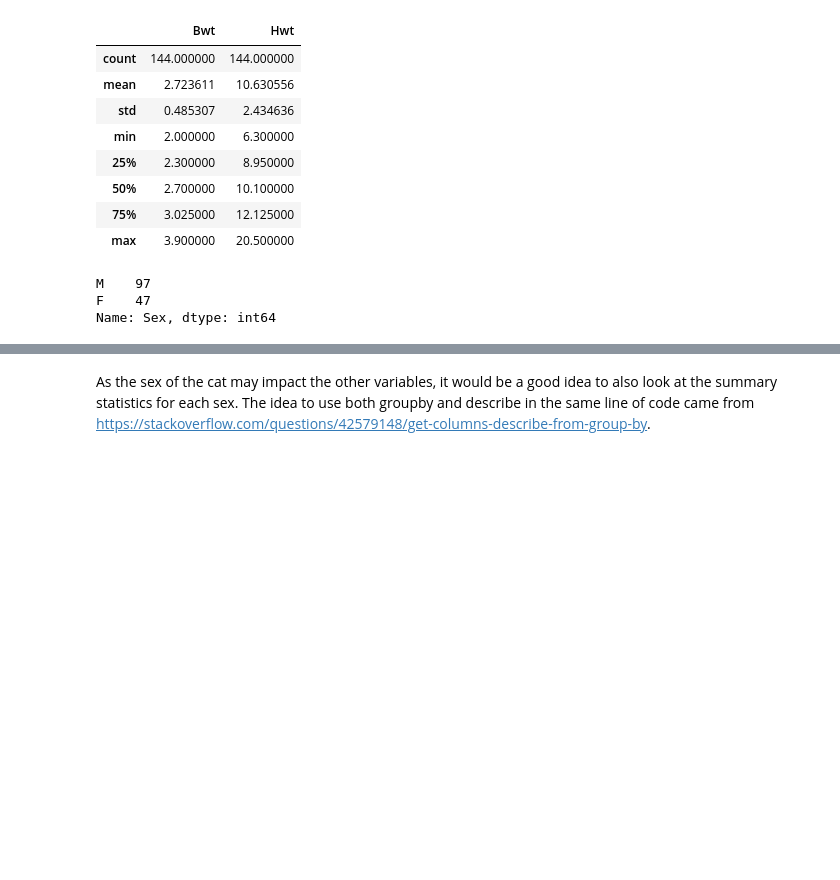
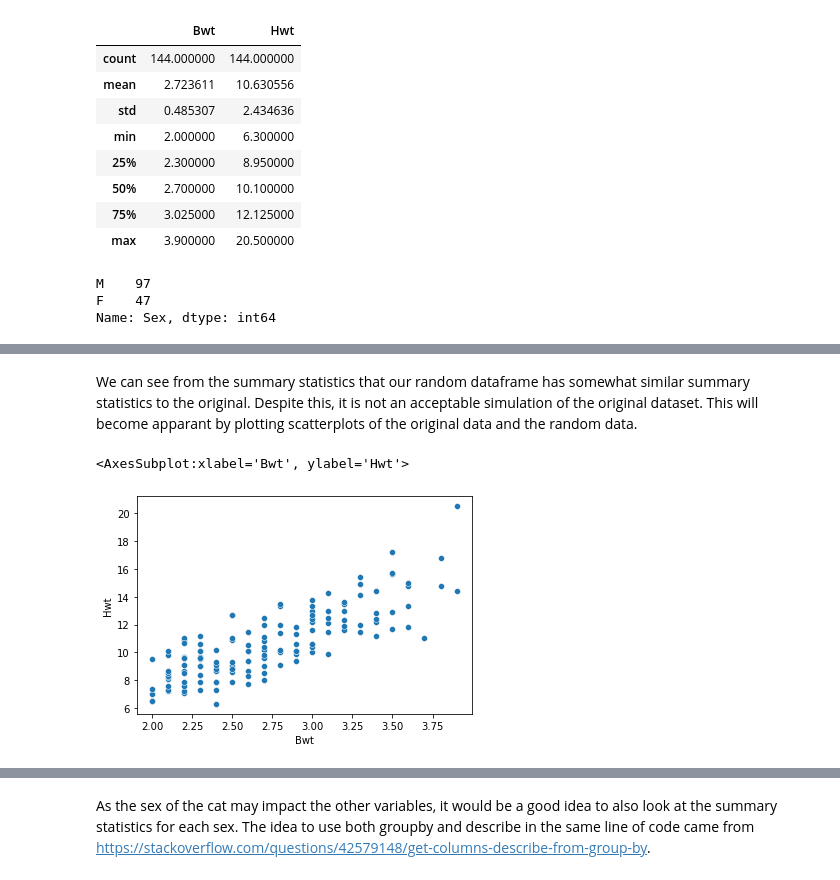
Before and after one commit to andrewjscott/Programming-for-Data-Analysis-Project, a Jupyter notebook: Simulation.ipynb, the cells around one changed output, grey strips where cells are left out. Saved outputs shown, nothing was run; the diff lists cells and outputs as text; code cells hidden in the pictures; blank space fills up the shorter version.

Commit message:
Scatterplots added, normality tests performed

```diff
--- a/Simulation.ipynb
+++ b/Simulation.ipynb
@@ -100,0 +198,8 @@ df_cats.to_csv(path)
+# %% [markdown]
+We can see from the summary statistics that our random dataframe has somewhat similar summary statistics to the original. Despite this, it is not an acceptable simulation of the original dataset. This will become apparant by plotting scatterplots of the original data and the random data.
+# %%
+# scatterplot of original bwt and hwt
+sns.scatterplot(data = df_cats, x = 'Bwt', y= 'Hwt')
+# %% [output]
+<AxesSubplot:xlabel='Bwt', ylabel='Hwt'>
+[figure, added]
```
Also changed, not shown: parts of 25 cells of this notebook.
